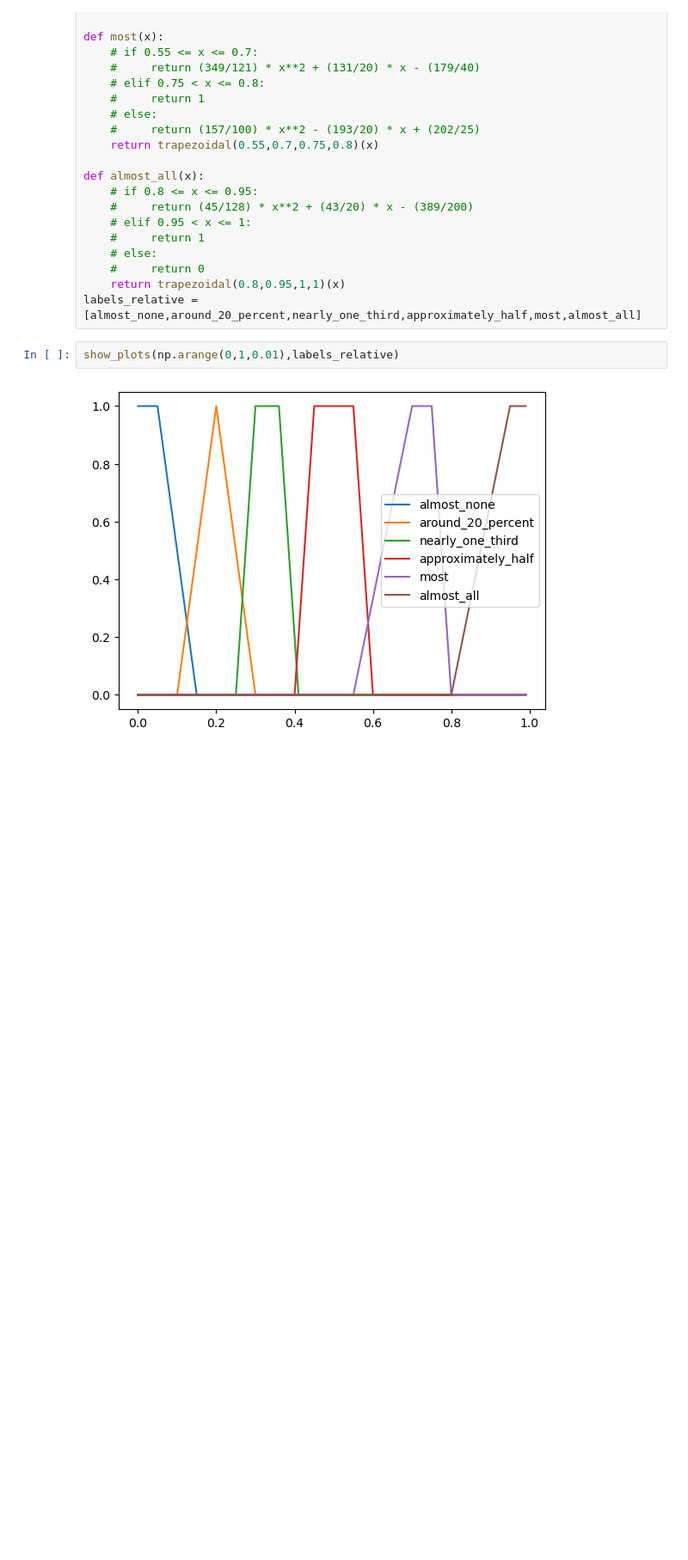
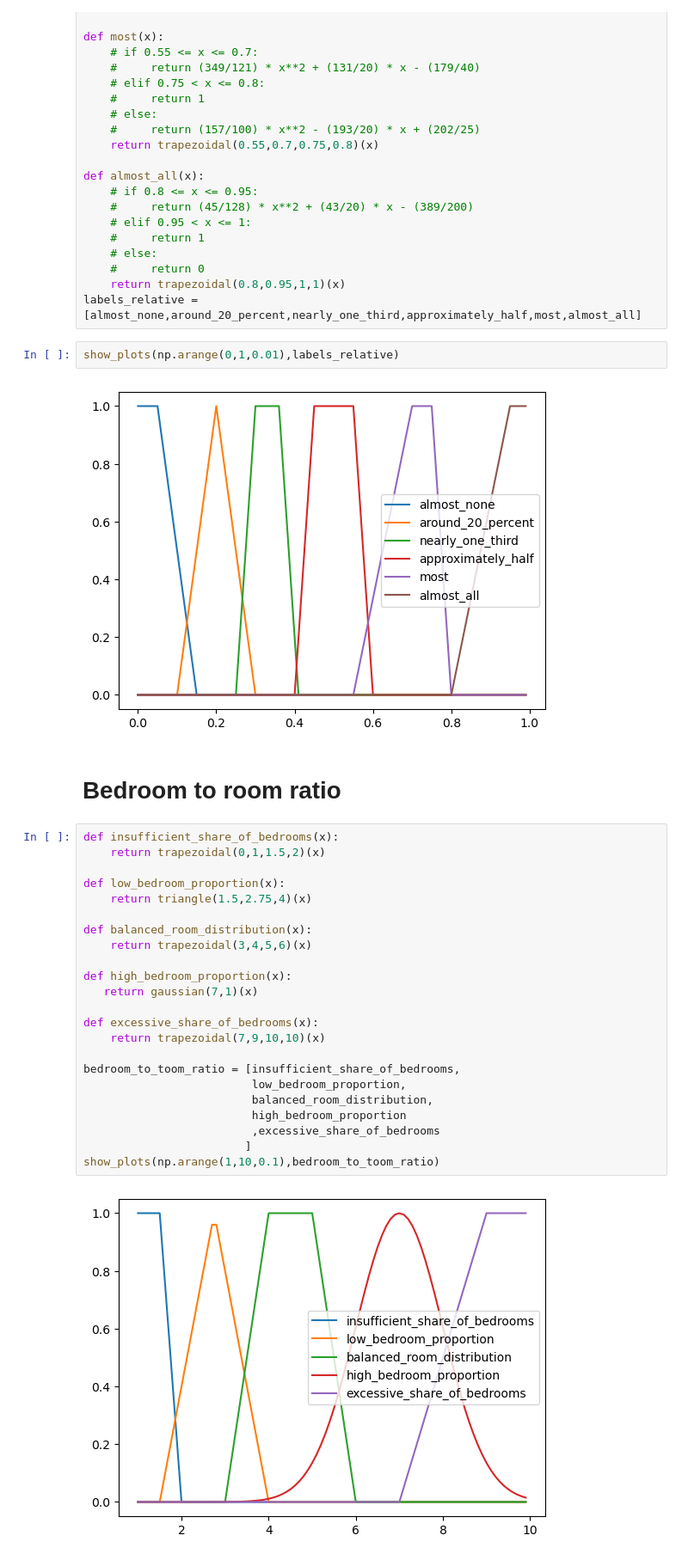
Before and after one commit to jkszymczak/KSR, a Jupyter notebook: projectTwo/dataBasePrep/prep.ipynb, the cells around one changed output. Shown at 86% size. Saved outputs shown, nothing was run; the diff lists cells and outputs as text; blank space fills up the shorter version.

```diff
--- a/projectTwo/dataBasePrep/prep.ipynb
+++ b/projectTwo/dataBasePrep/prep.ipynb
@@ -348,3 +343,30 @@ labels_relative = [almost_none,around_20_percent,nearly_one_third,approximately_
 show_plots(np.arange(0,1,0.01),labels_relative)
 # %% [output]
 [figure]
+# %% [markdown]
+# Bedroom to room ratio
+# %%
+def insufficient_share_of_bedrooms(x):
+    return trapezoidal(0,1,1.5,2)(x)
+
+def low_bedroom_proportion(x):
+    return triangle(1.5,2.75,4)(x)
+
+def balanced_room_distribution(x):
+    return trapezoidal(3,4,5,6)(x)
+
+def high_bedroom_proportion(x):
+   return gaussian(7,1)(x)
+
+def excessive_share_of_bedrooms(x):
+    return trapezoidal(7,9,10,10)(x)
+
+bedroom_to_toom_ratio = [insufficient_share_of_bedrooms,
+                         low_bedroom_proportion,
+                         balanced_room_distribution,
+                         high_bedroom_proportion
+                         ,excessive_share_of_bedrooms
+                        ]
+show_plots(np.arange(1,10,0.1),bedroom_to_toom_ratio)
+# %% [output]
+[figure, added]
```
Also changed, not shown: parts of 3 cells of this notebook, 16 other files.
